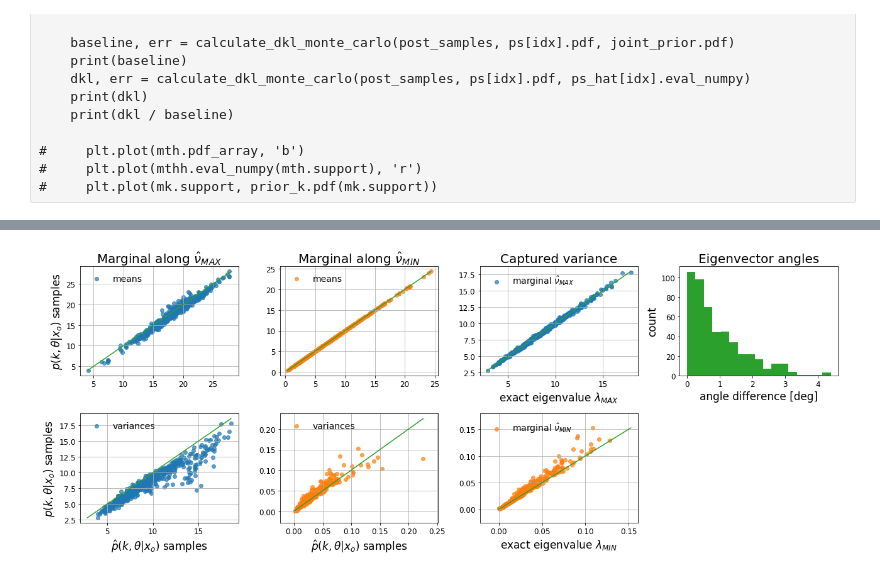
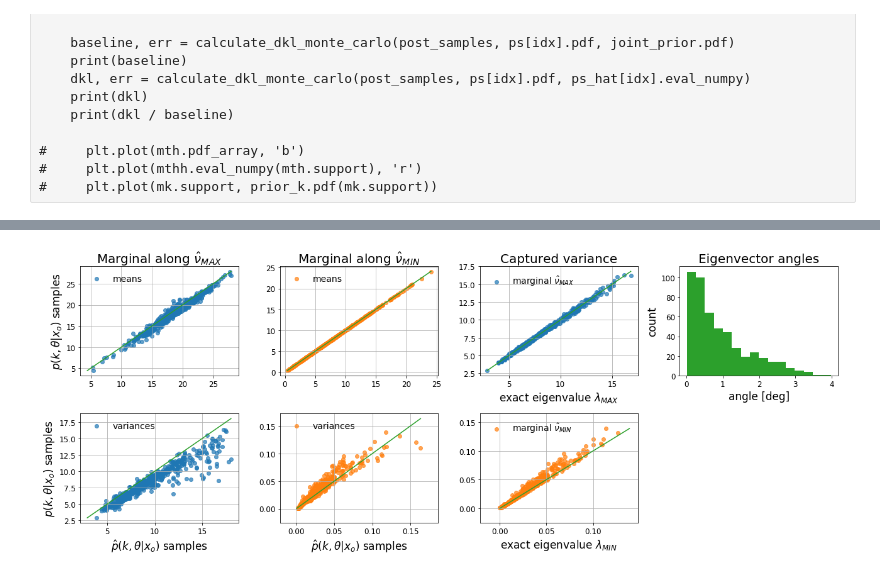
Before and after one commit to janfb/mcabc, a Jupyter notebook: notebooks/ModelComparison_ToyExample_PosteriorChecksNB_Figures.ipynb, the cells around one changed output, grey strips where cells are left out. Saved outputs shown, nothing was run; the diff lists cells and outputs as text; code cells hidden in the pictures.

```diff
--- a/notebooks/ModelComparison_ToyExample_PosteriorChecksNB_Figures.ipynb
+++ b/notebooks/ModelComparison_ToyExample_PosteriorChecksNB_Figures.ipynb
@@ -27,7 +27,7 @@ mpl.rcParams.update(mpl_params)
 ### Load trained NB posterior
 # %%
 folder = '../data/'
-fn = '201804031117_posterior_checks_results_NB_ntrain100000_ns100_ntest500.p'
+fn = '201804071433_posterior_checks_results_NB_ntrain100000_ns100_ntest500.p'
 time_stamp = time.strftime('%Y%m%d%H%M_')
 
 with open(os.path.join(folder, fn), 'rb') as f:
@@ -73,3 +73,6 @@ theta2, theta3 = 1., 2.
 
 prior_k = scipy.stats.gamma(a=k2, scale=theta2)
 prior_theta = scipy.stats.gamma(a=k3, scale=theta3)
+# %%
+fails.append(117)
+fails
@@ -173,8 +178,8 @@ for i, (p, ph) in enumerate(zip(ps, ps_hat)):
 # %%
 fig1, ax = plt.subplots(2, 4, figsize=(18, 7))
 labels = [r'$k$', r'$\theta$']
-xlabels = [r'$\mu$', r'$\sigma$']
-ylabels = [r'$\hat{\mu}$', r'$\hat{\sigma}$']
+xlabels = [r'$\mu$', r'$\sigma^2$']
+ylabels = [r'$\hat{\mu}$', r'$\hat{\sigma}^2$']
 colors = ['C0', 'C1']
 
 dkl_bins = np.linspace(0, 1, 20)
@@ -378,35 +383,35 @@ for ii, lab in enumerate(labels):
     ax[0, colidx].set_title('Captured variance')
     ax[0, colidx].set_xlabel('exact eigenvalue $\lambda_{MAX}$')
     ax[1, colidx].set_xlabel('exact eigenvalue $\lambda_{MIN}$')
     x = evls[ii, :]
     y = ev_stds[ii, :]
     ax[ii, colidx].scatter(x=x, y=y, label=lab, alpha=alpha, color=colors[ii])
     line = np.linspace(np.hstack((x, y)).min(), np.hstack((x, y)).max(), 100)
     ax[ii, colidx].plot(line, line, color='C2')
     ax[ii, colidx].legend()
     ax[ii, colidx].grid()
 
     colidx = 3
     if ii == 0:
 
         rowidx = ii
         ax[0, colidx].set_title('Eigenvector angles')
-        ax[0, colidx].set_xlabel('angle difference [deg]')
+        ax[0, colidx].set_xlabel('angle [deg]')
         ax[0, colidx].hist(angs, bins='auto', color='C2')
         ax[0, colidx].set_ylabel('count')
 #         x = angh[ii, ]
 #         y = ang[ii, ]
 #         ax[rowidx, colidx].scatter(x=x, y=y, alpha=alpha, label=lab)
 #         ax[rowidx, colidx].set_ylabel('true angle [deg]')
 #         line = np.linspace(np.hstack((x, y)).min(), np.hstack((x, y)).max(), 100)
 #         ax[rowidx, colidx].plot(line, line, color='C1')
 #         ax[rowidx, colidx].grid()
 #         ax[rowidx, colidx].legend()
 
 ax[1, 3].axis('off')
 plt.tight_layout()
 # %% [output]
-[figure, old version]
+[figure, new version]
 # %%
 fn = time_stamp + 'posterior_checks_marginals_NB_ntrain{}_nsamples{}_ntest{}.png'.format(int(ntrain),
                                                                                          int(100),
```
Also changed, not shown: parts of 5 cells of this notebook, 2 other files.
